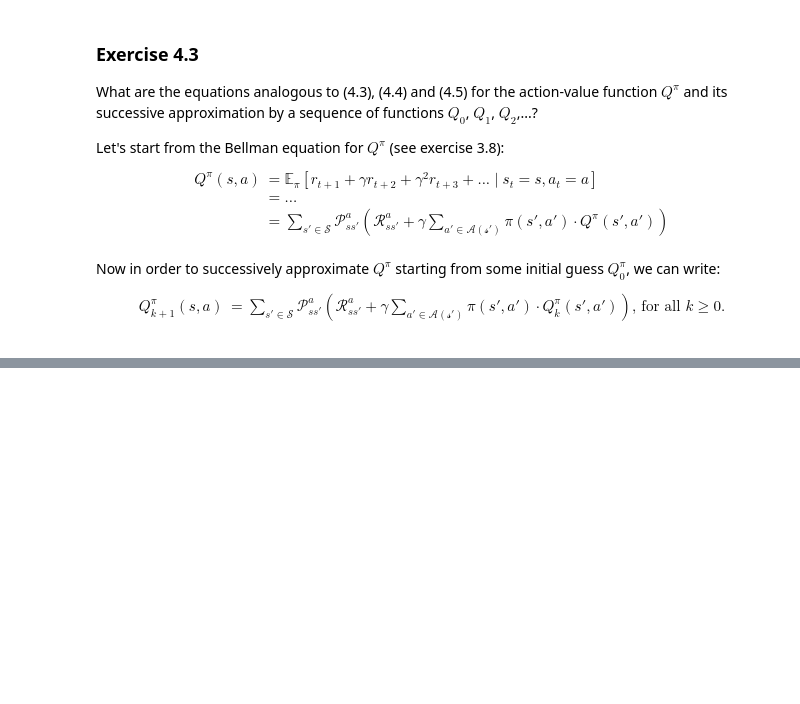
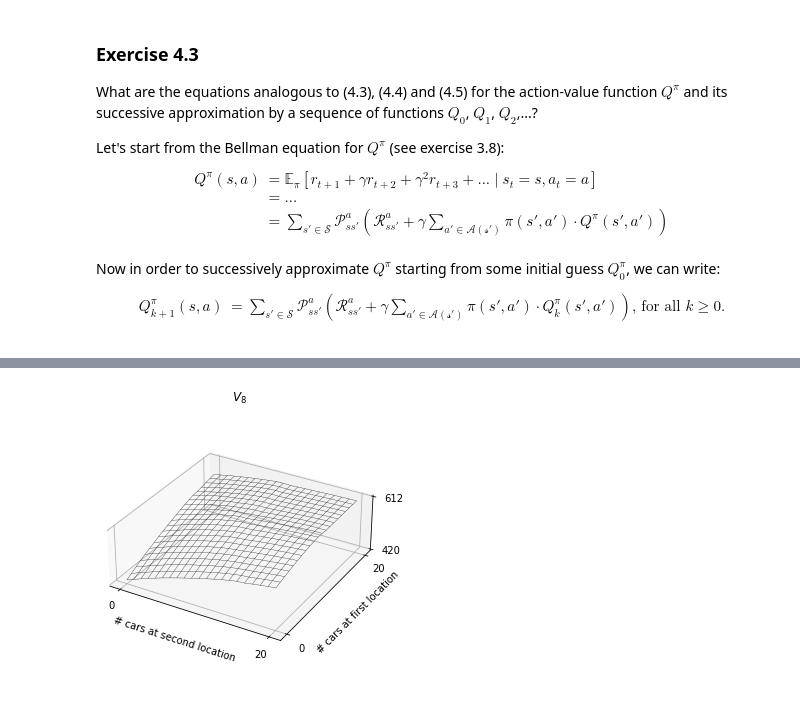
Before and after one commit to pacalab/rl_sutton_barto, a Jupyter notebook: Chapter_4/Chapter_4.ipynb, the cells around one changed output, grey strips where cells are left out. Cells and saved outputs as stored; diff of their text form; code cells hidden in the pictures; blank space fills up the shorter version.

```diff
--- a/Chapter_4/Chapter_4.ipynb
+++ b/Chapter_4/Chapter_4.ipynb
@@ -69,0 +284,14 @@ $$
+# %%
+ax = plt.figure(figsize=(5, 5)).add_subplot(projection='3d', box_aspect=(3, 3, 1))
+ax.view_init(elev=30, azim=-60, vertical_axis='z')
+grid = np.meshgrid(np.arange(0, 21, 1), np.arange(0, 21, 1))
+ax.plot_wireframe(grid[0], grid[1], V_pi, color='black', linewidth=0.3)
+ax.set_ylabel('# cars at first location')
+ax.set_xlabel('# cars at second location')
+ax.set_xticks([0, 20])
+ax.set_yticks([0, 20])
+ax.set_zticks([420, 612])
+ax.set_title(f'$V_{k}$')
+plt.show()
+# %% [output]
+[figure, added]
```
Also changed, not shown: parts of 9 cells of this notebook.
